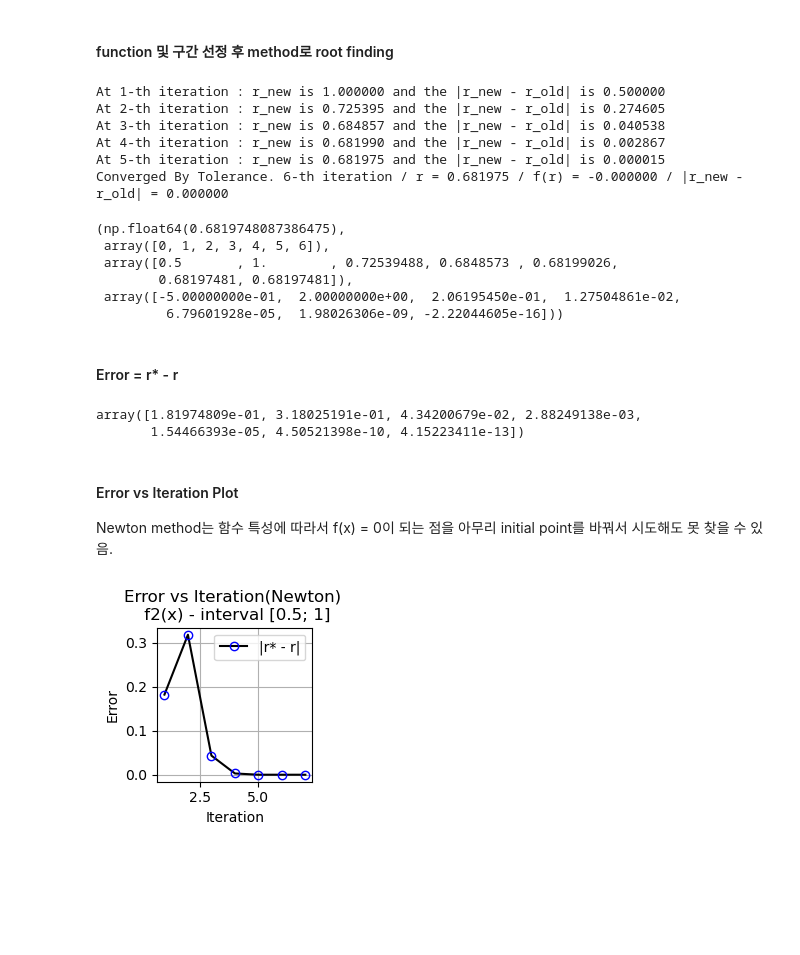
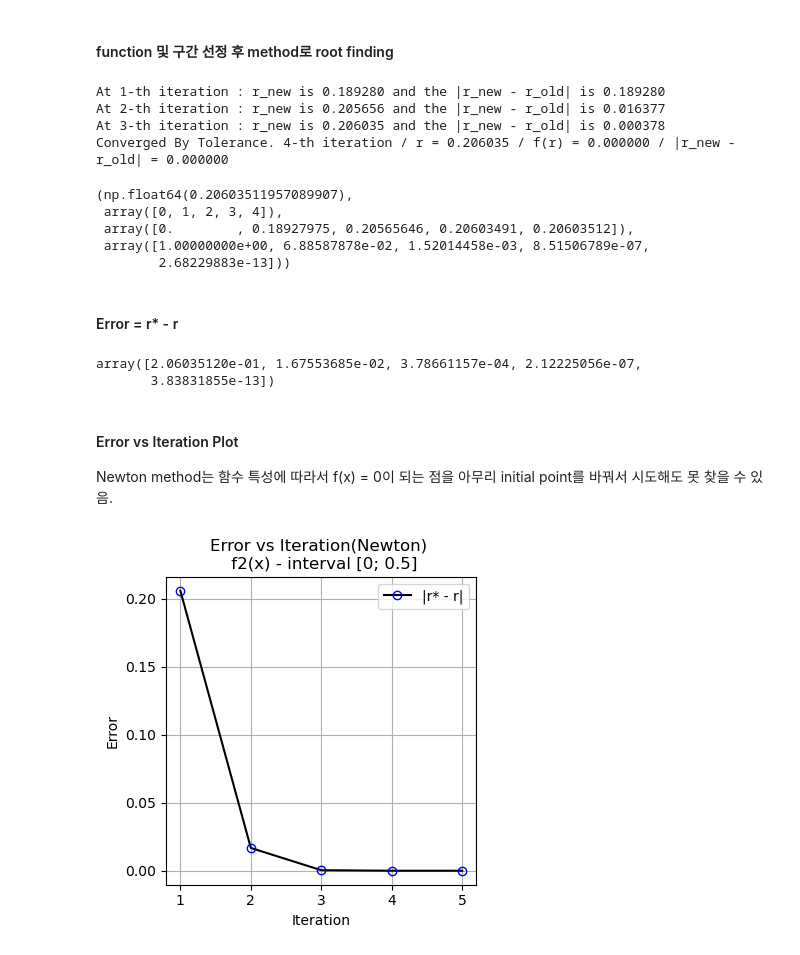
Before and after one commit to BVB09-KOR/NumericalOptimizationCourse25, a Jupyter notebook: Assignment_1/newton.ipynb, the cells around one changed output. Cells and saved outputs as stored; diff of their text form; code cells hidden in the pictures; blank space fills up the shorter version.

```diff
--- a/Assignment_1/newton.ipynb
+++ b/Assignment_1/newton.ipynb
@@ -127,7 +127,7 @@ def newton(func, Dfunc, r0, tol):
 ##### Root를 찾을 function 및 구간 먼저 선정
 # %%
 ######### function / interval setting #########
-idx_case = 4
+idx_case = 3
 if idx_case == 1:
     f = f1
     Df = Df1
@@ -158,18 +158,15 @@ else:
 result = newton(func=f, Dfunc=Df, r0=a0, tol=1e-5)
 result
 # %% [output]
-At 1-th iteration : r_new is 1.000000 and the |r_new - r_old| is 0.500000
-At 2-th iteration : r_new is 0.725395 and the |r_new - r_old| is 0.274605
-At 3-th iteration : r_new is 0.684857 and the |r_new - r_old| is 0.040538
-At 4-th iteration : r_new is 0.681990 and the |r_new - r_old| is 0.002867
-At 5-th iteration : r_new is 0.681975 and the |r_new - r_old| is 0.000015
-Converged By Tolerance. 6-th iteration / r = 0.681975 / f(r) = -0.000000 / |r_new - r_old| = 0.000000
+At 1-th iteration : r_new is 0.189280 and the |r_new - r_old| is 0.189280
+At 2-th iteration : r_new is 0.205656 and the |r_new - r_old| is 0.016377
+At 3-th iteration : r_new is 0.206035 and the |r_new - r_old| is 0.000378
+Converged By Tolerance. 4-th iteration / r = 0.206035 / f(r) = 0.000000 / |r_new - r_old| = 0.000000
-(np.float64(0.6819748087386475),
- array([0, 1, 2, 3, 4, 5, 6]),
- array([0.5       , 1.        , 0.72539488, 0.6848573 , 0.68199026,
-        0.68197481, 0.68197481]),
- array([-5.00000000e-01,  2.00000000e+00,  2.06195450e-01,  1.27504861e-02,
-         6.79601928e-05,  1.98026306e-09, -2.22044605e-16]))
+(np.float64(0.20603511957089907),
+ array([0, 1, 2, 3, 4]),
+ array([0.        , 0.18927975, 0.20565646, 0.20603491, 0.20603512]),
+ array([1.00000000e+00, 6.88587878e-02, 1.52014458e-03, 8.51506789e-07,
+        2.68229883e-13]))
 # %% [markdown]
 #### Error = r* - r
 # %%
@@ -177,18 +174,18 @@ r_sequence = result[2]
 err = np.abs(r_sequence - r)
 err
 # %% [output]
-array([1.81974809e-01, 3.18025191e-01, 4.34200679e-02, 2.88249138e-03,
-       1.54466393e-05, 4.50521398e-10, 4.15223411e-13])
+array([2.06035120e-01, 1.67553685e-02, 3.78661157e-04, 2.12225056e-07,
+       3.83831855e-13])
 # %% [markdown]
 #### Error vs Iteration Plot
 Newton method는 함수 특성에 따라서 f(x) = 0이 되는 점을 아무리 initial point를 바꿔서 시도해도 못 찾을 수 있음.
 # %%
-figures, axes = plt.subplots(nrows=1, ncols=1, figsize=(2, 2))
+figures, axes = plt.subplots(nrows=1, ncols=1, figsize=(4, 4))
 axes.plot(np.arange(len(r_sequence))+1, err, 'o-', markerfacecolor='none', markeredgecolor='blue', color='black', label='|r* - r|')
 axes.set_title(f'Error vs Iteration(Newton) \n f{idx_case//3 + 1}(x) - interval [{a0}; {b0}]')
 axes.set_xlabel('Iteration')
 axes.set_ylabel('Error')
 axes.legend()
 axes.grid()
 # %% [output]
-[figure, old version]
+[figure, new version]
```
Also changed, not shown: 30 other files.
